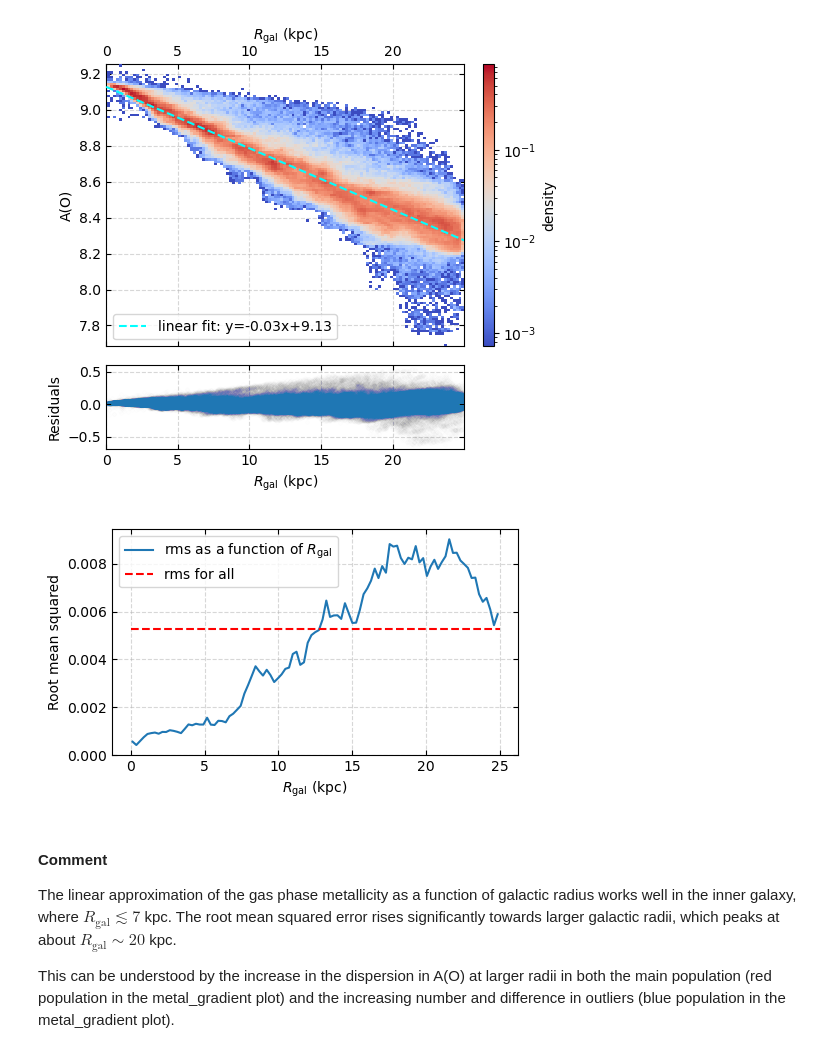
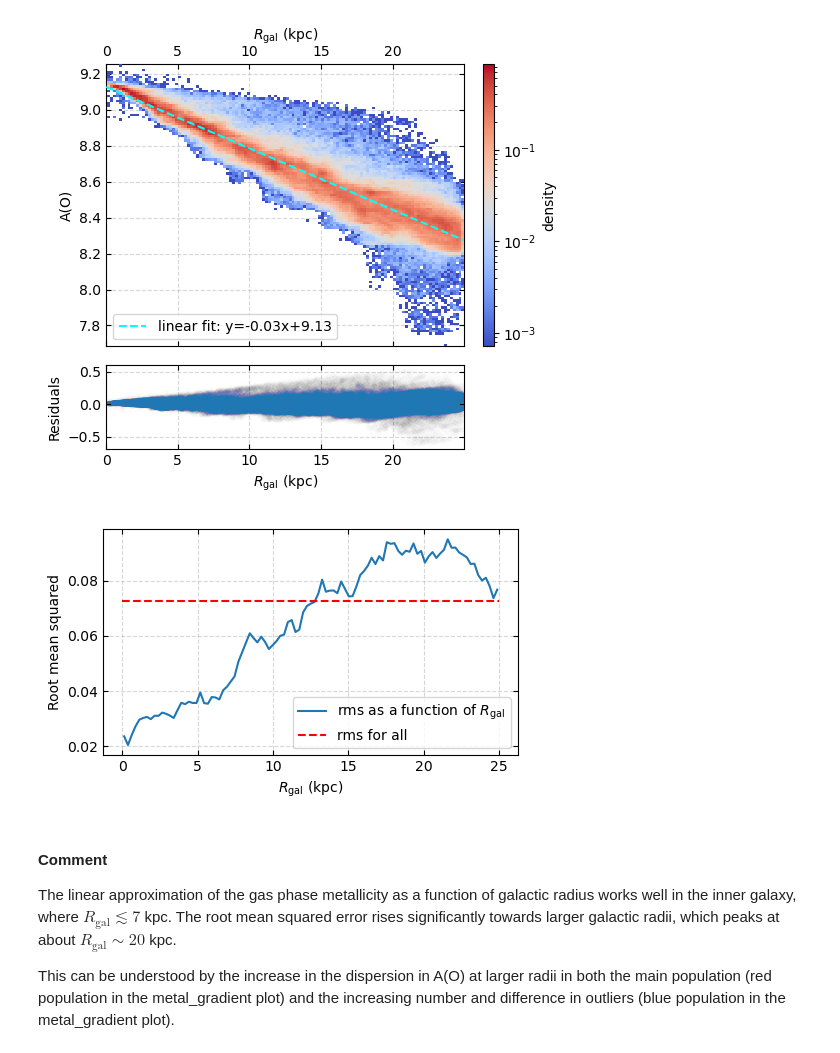
Before and after one commit to HYuLeeP/ASTR4004_A3, a Jupyter notebook: Assignment3.ipynb, the cells around one changed output. Drawn from its saved outputs; the diff is of its cells as text; code cells hidden in the pictures.

```diff
--- a/Q3.ipynb
+++ b/Assignment3.ipynb
@@ -0,0 +10,16 @@
+# %%
+# Define and execute the ADQL query to crossmatch with Gaia DR3
+query = f"""
+SELECT *
+FROM gaiadr3.gaia_source as gaia
+JOIN gaiadr3.tmass_psc_xsc_best_neighbour AS xmatch USING (source_id)
+JOIN gaiadr1.tmass_original_valid AS tmass
+ON tmass.designation = xmatch.original_ext_source_id
+
+WHERE DISTANCE(132.825,11.8,gaia.ra,gaia.dec) < 1.
+AND gaia.phot_g_mean_mag < 14.
+"""
+
+# Upload the source_id table for crossmatching
+job = Gaia.launch_job_async(query=query)
+gaiadr3_match = job.get_results()
@@ -0,0 +28,3 @@
+# %%
+display(gaiadr3_match)
+data=np.array(gaiadr3_match) # convert to numpy structured array
@@ -0,0 +72,4 @@
+# %%
+cdt = ~(data['ph_qual'] != "AAA") & (data['parallax'] > 0) # note that there are 7 stars with nan parallaxes
+data=data[cdt]
+print(f"There are {len(data):,d} stars with good quality.")
@@ -107,37 +237,37 @@ bincentre=(binedges[:-1]+binedges[1:])/2
 
 # define root means squared metric
 def root_mean_squred(data,predict):
-    return ((predict - data) ** 2).mean()
+    return np.sqrt(((predict - data) ** 2).mean())
 
 # obtain rms(Rgal)
 binrms=[]
 for i in range(nbin-1):
     bin=[binedges[i],binedges[i+1]]
 
     cdt= (Rgal>bin[0]) & (Rgal < bin[1])
     binrms.append(root_mean_squred(data['A_O'][cdt],model_y[cdt]))
 
 # plot figure
 plt.figure(figsize=(5,3))
 plt.plot(bincentre,binrms,'-',label=r"rms as a function of $R_{\mathrm{gal}}$")
 plt.xlabel(r"$R_{\mathrm{gal}}$ (kpc)")
 plt.ylabel("Root mean squared")
 
 plt.grid(linestyle="--",alpha=.5)
 plt.gca().tick_params(top=True,bottom=True,
                left=True,right=True,
             #    labeltop=True,labelbottom=False,
                direction="in")
 
 # plot the rms for all stars
 rms=root_mean_squred(data['A_O'],model_y)
 plt.plot([0,max(Rgal)],[rms,rms],'r--',label=r"rms for all")
 plt.legend()
 
 plt.tight_layout()
 plt.savefig("./figures/rms.png",dpi=200,bbox_inches="tight")
 # %% [output]
-[figure, old version]
+[figure, new version]
 # %% [markdown]
 #### Comment
 
```
Also changed, not shown: parts of 12 cells of this notebook, 3 other files.
